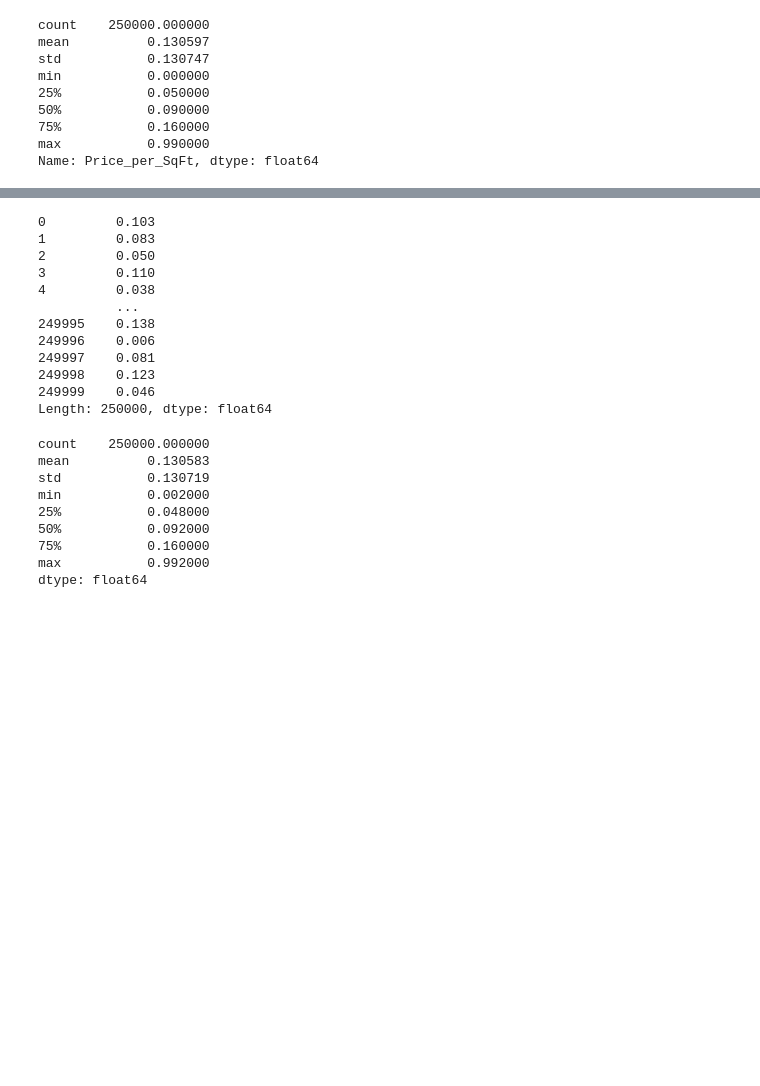
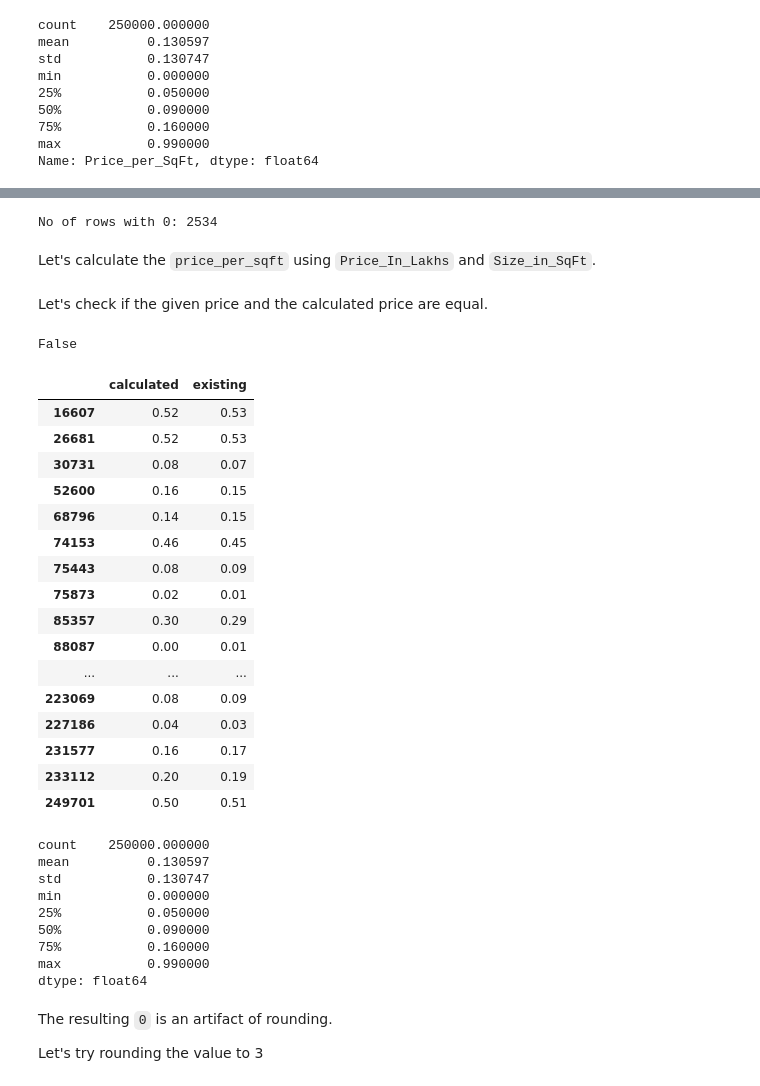
Before and after one commit to JS-Tharun/Real-Estate-Investment-Advisor, a Jupyter notebook: notebook.ipynb, the cells around one changed output, grey strips where cells are left out. Saved outputs shown, nothing was run; the diff lists cells and outputs as text; code cells hidden in the pictures; blank space fills up the shorter version.

Commit message:
Data cleaning done till Age_of_Property

```diff
--- a/notebook.ipynb
+++ b/notebook.ipynb
@@ -303,30 +304,63 @@ Name: Price_per_SqFt, dtype: float64
+# %%
+# No of rows with Price_Per_SqFt = 0
+print(f"No of rows with 0: {len(df[df['Price_per_SqFt'] == 0])}")
+# %% [output]
+No of rows with 0: 2534
+# %% [markdown]
+Let's calculate the `price_per_sqft` using `Price_In_Lakhs` and `Size_in_SqFt`.
 # %%
-existing_df = df['Price_per_SqFt']
-cal_df = ((df['Price_in_Lakhs']) * 100000 / (df['Size_in_SqFt']) / 100000).round(3)
+# Price_Per_SqFt given in the dataset
+existing_price_df = df['Price_per_SqFt']
+
+# Calculate Price_Per_SqFt using Size_in_SqFt and Price_in_Lakhs
+calculated_price_round_to_2 = ((df['Price_in_Lakhs']) * 100000 / (df['Size_in_SqFt']) / 100000).round(2)
+# %% [markdown]
+Let's check if the given price and the calculated price are equal.
 # %%
-cal_df
+# Checking if the existing data and the calculated data are equal to each other
+print((calculated_price_round_to_2 == existing_price_df).all())
 # %% [output]
-0         0.103
-1         0.083
-2         0.050
-3         0.110
-4         0.038
-          ...
-249995    0.138
-249996    0.006
-249997    0.081
-249998    0.123
-249999    0.046
-Length: 250000, dtype: float64
+False
+# %%
+# Rows that mismatch with the given price and the calculated price
+mismatch = calculated_price_round_to_2 != existing_price_df
+result = pd.DataFrame({
+    'calculated': calculated_price_round_to_2[mismatch],
+    'existing': existing_price_df[mismatch]
+})
+result
+# %% [output]
+|  | calculated | existing |
+| 16607 | 0.52 | 0.53 |
+| 26681 | 0.52 | 0.53 |
+| 30731 | 0.08 | 0.07 |
+| 52600 | 0.16 | 0.15 |
+| 68796 | 0.14 | 0.15 |
+| 74153 | 0.46 | 0.45 |
+| 75443 | 0.08 | 0.09 |
+| 75873 | 0.02 | 0.01 |
+| 85357 | 0.30 | 0.29 |
+| 88087 | 0.00 | 0.01 |
+| ... | ... | ... |
+| 223069 | 0.08 | 0.09 |
+| 227186 | 0.04 | 0.03 |
+| 231577 | 0.16 | 0.17 |
+| 233112 | 0.20 | 0.19 |
+| 249701 | 0.50 | 0.51 |
 # %%
-cal_df.describe()
+# Calculated Price_Per_Sqft Stats
+calculated_price_round_to_2.describe()
 # %% [output]
 count    250000.000000
-mean          0.130583
-std           0.130719
-min           0.002000
-25%           0.048000
-50%           0.092000
+mean          0.130597
+std           0.130747
+min           0.000000
+25%           0.050000
+50%           0.090000
 75%           0.160000
-max           0.992000
+max           0.990000
 dtype: float64
+# %% [markdown]
+The resulting `0` is an artifact of rounding.
+
+Let's try rounding the value to 3
```
Also changed, not shown: parts of 24 cells of this notebook.
